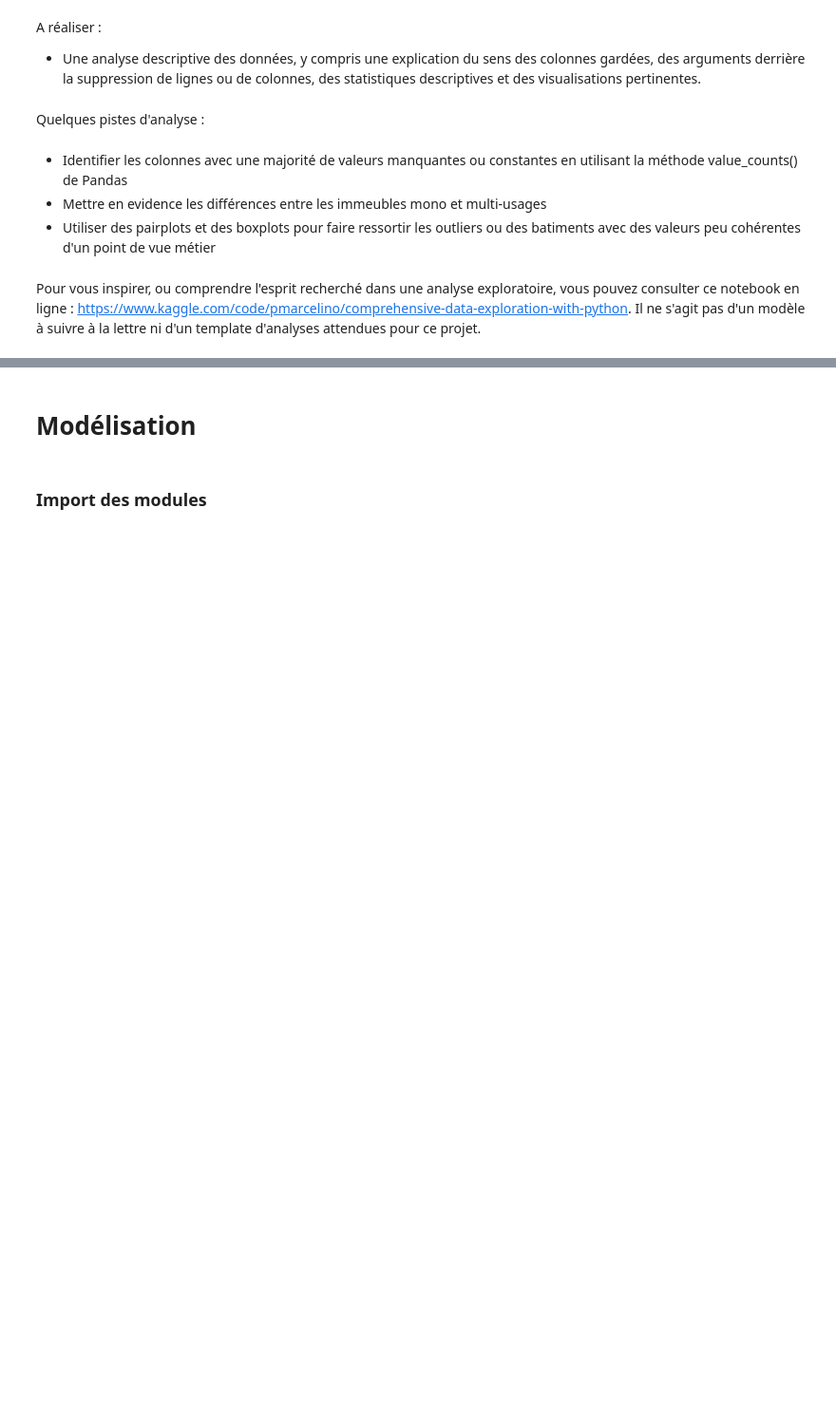
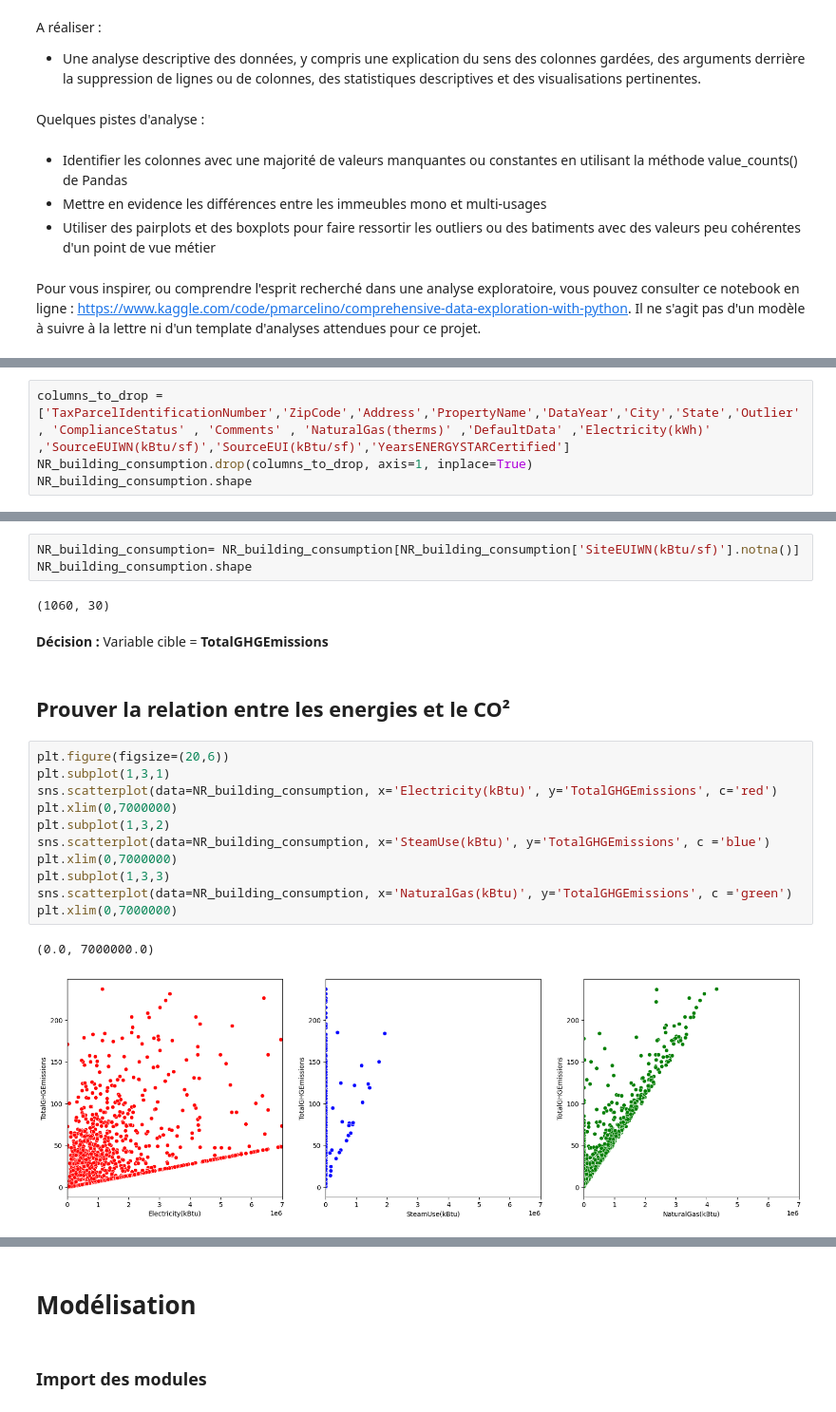
Before and after one commit to RandomFab/SEATLE, a Jupyter notebook: P3_template_modelistation_supervisee_data_scientist.ipynb, the cells around one changed output, grey strips where cells are left out. Shown at 95% size. Drawn from its saved outputs; the diff is of its cells as text; blank space fills up the shorter version.

```diff
--- a/P3_template_modelistation_supervisee_data_scientist.ipynb
+++ b/P3_template_modelistation_supervisee_data_scientist.ipynb
@@ -99,0 +121,4 @@ for i,column in enumerate(outlier_columns):
+# %%
+columns_to_drop = ['TaxParcelIdentificationNumber','ZipCode','Address','PropertyName','DataYear','City','State','Outlier', 'ComplianceStatus' , 'Comments' , 'NaturalGas(therms)' ,'DefaultData' ,'Electricity(kWh)' ,'SourceEUIWN(kBtu/sf)','SourceEUI(kBtu/sf)','YearsENERGYSTARCertified']
+NR_building_consumption.drop(columns_to_drop, axis=1, inplace=True)
+NR_building_consumption.shape
@@ -99,0 +132,23 @@ for i,column in enumerate(outlier_columns):
+# %%
+NR_building_consumption= NR_building_consumption[NR_building_consumption['SiteEUIWN(kBtu/sf)'].notna()]
+NR_building_consumption.shape
+# %% [output]
+(1060, 30)
+# %% [markdown]
+**Décision :** Variable cible = **TotalGHGEmissions**
+# %% [markdown]
+## Prouver la relation entre les energies et le CO²
+# %%
+plt.figure(figsize=(20,6))
+plt.subplot(1,3,1)
+sns.scatterplot(data=NR_building_consumption, x='Electricity(kBtu)', y='TotalGHGEmissions', c='red')
+plt.xlim(0,7000000)
+plt.subplot(1,3,2)
+sns.scatterplot(data=NR_building_consumption, x='SteamUse(kBtu)', y='TotalGHGEmissions', c ='blue')
+plt.xlim(0,7000000)
+plt.subplot(1,3,3)
+sns.scatterplot(data=NR_building_consumption, x='NaturalGas(kBtu)', y='TotalGHGEmissions', c ='green')
+plt.xlim(0,7000000)
+# %% [output]
+(0.0, 7000000.0)
+[figure, added]
```
Also changed, not shown: parts of 61 cells of this notebook.
